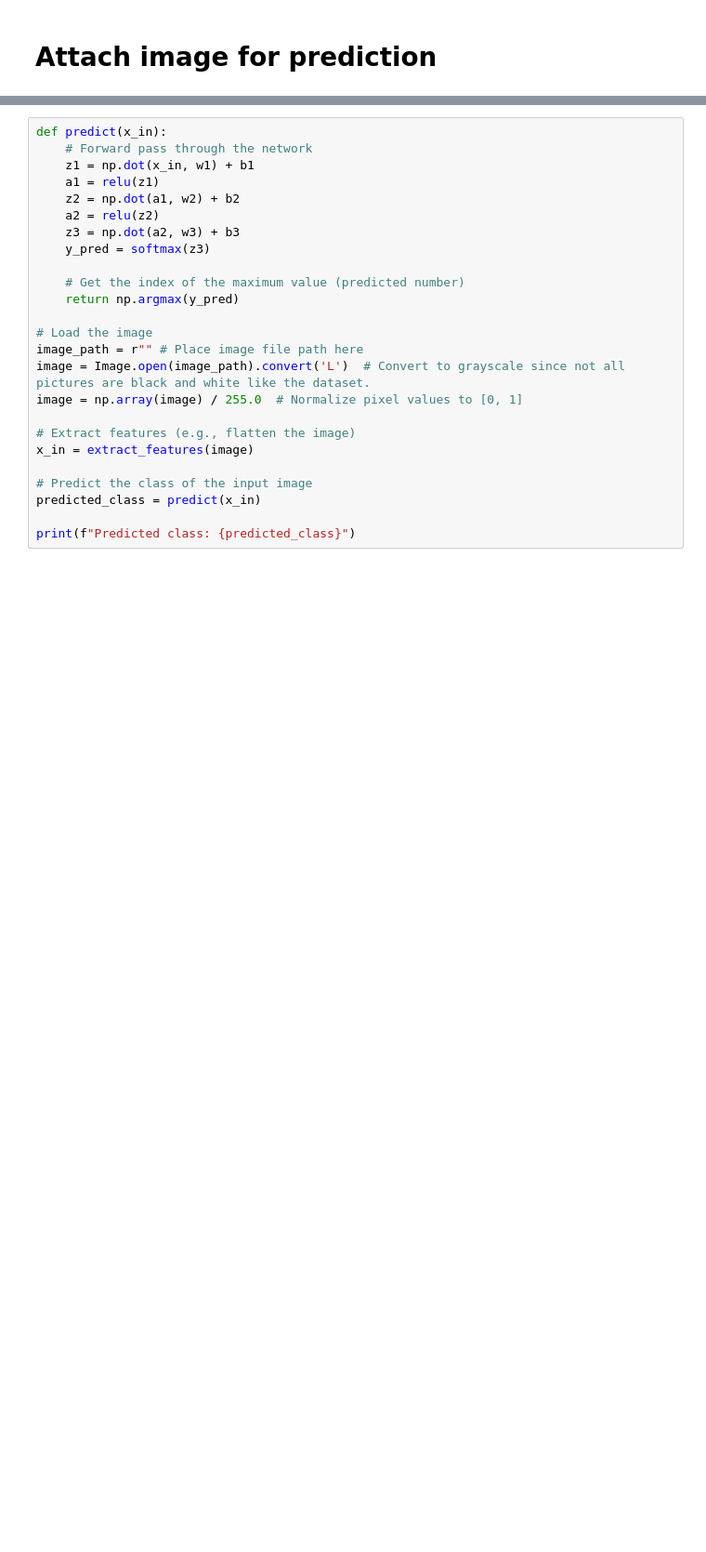
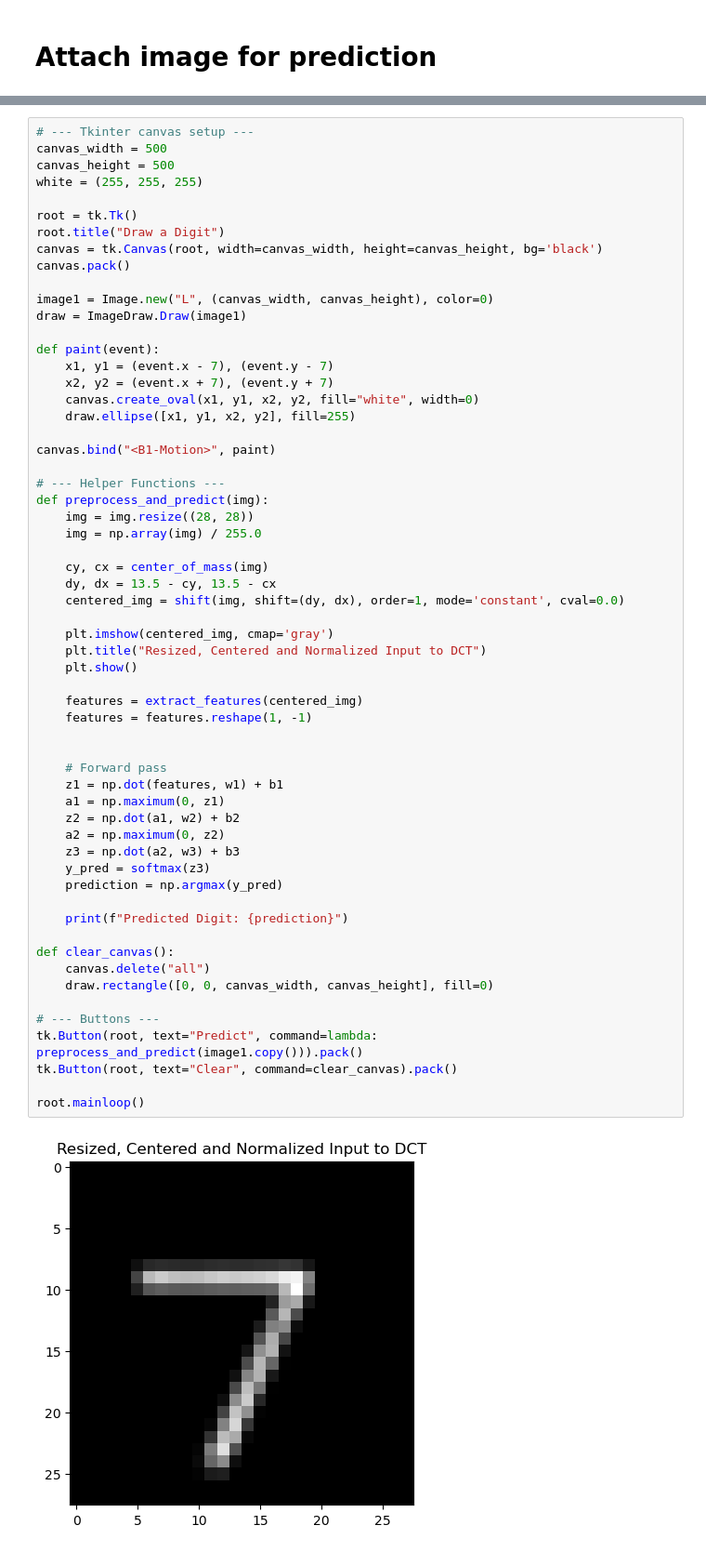
Before and after one commit to atomic-coder/Feature-Engineering, a Jupyter notebook: without_feature_engineering.ipynb, the cells around one changed output, grey strips where cells are left out. Shown: that part at 93% size. Cells and saved outputs as stored; diff of their text form; blank space fills up the shorter version.

```diff
--- a/without_feature_engineering.ipynb
+++ b/without_feature_engineering.ipynb
@@ -315,26 +339,61 @@ Epoch 50/50
 # %%
-def predict(x_in):
-    # Forward pass through the network
-    z1 = np.dot(x_in, w1) + b1
-    a1 = relu(z1)
+# --- Tkinter canvas setup ---
+canvas_width = 500
+canvas_height = 500
+white = (255, 255, 255)
+
+root = tk.Tk()
+root.title("Draw a Digit")
+canvas = tk.Canvas(root, width=canvas_width, height=canvas_height, bg='black')
+canvas.pack()
+
+image1 = Image.new("L", (canvas_width, canvas_height), color=0)
+draw = ImageDraw.Draw(image1)
+
+def paint(event):
+    x1, y1 = (event.x - 7), (event.y - 7)
+    x2, y2 = (event.x + 7), (event.y + 7)
+    canvas.create_oval(x1, y1, x2, y2, fill="white", width=0)
+    draw.ellipse([x1, y1, x2, y2], fill=255)
+
+canvas.bind("<B1-Motion>", paint)
+
+# --- Helper Functions ---
+def preprocess_and_predict(img):
+    img = img.resize((28, 28))
+    img = np.array(img) / 255.0
+
+    cy, cx = center_of_mass(img)
+    dy, dx = 13.5 - cy, 13.5 - cx
+    centered_img = shift(img, shift=(dy, dx), order=1, mode='constant', cval=0.0)
+
+    plt.imshow(centered_img, cmap='gray')
+    plt.title("Resized, Centered and Normalized Input to DCT")
+    plt.show()
+
+    features = extract_features(centered_img)
+    features = features.reshape(1, -1)
+
+
+    # Forward pass
+    z1 = np.dot(features, w1) + b1
+    a1 = np.maximum(0, z1)
     z2 = np.dot(a1, w2) + b2
-    a2 = relu(z2)
+    a2 = np.maximum(0, z2)
     z3 = np.dot(a2, w3) + b3
     y_pred = softmax(z3)
+    prediction = np.argmax(y_pred)
 
-    # Get the index of the maximum value (predicted number)
-    return np.argmax(y_pred)
+    print(f"Predicted Digit: {prediction}")
 
-# Load the image
-image_path = r"" # Place image file path here
-image = Image.open(image_path).convert('L')  # Convert to grayscale since not all pictures are black and white like the dataset.
-image = np.array(image) / 255.0  # Normalize pixel values to [0, 1]
+def clear_canvas():
+    canvas.delete("all")
+    draw.rectangle([0, 0, canvas_width, canvas_height], fill=0)
 
-# Extract features (e.g., flatten the image)
-x_in = extract_features(image)
+# --- Buttons ---
+tk.Button(root, text="Predict", command=lambda: preprocess_and_predict(image1.copy())).pack()
+tk.Button(root, text="Clear", command=clear_canvas).pack()
 
-# Predict the class of the input image
-predicted_class = predict(x_in)
-
-print(f"Predicted class: {predicted_class}")
+root.mainloop()
 # %% [output]
+[figure, added]
```
Also changed, not shown: parts of 15 cells of this notebook, 1 other file.
